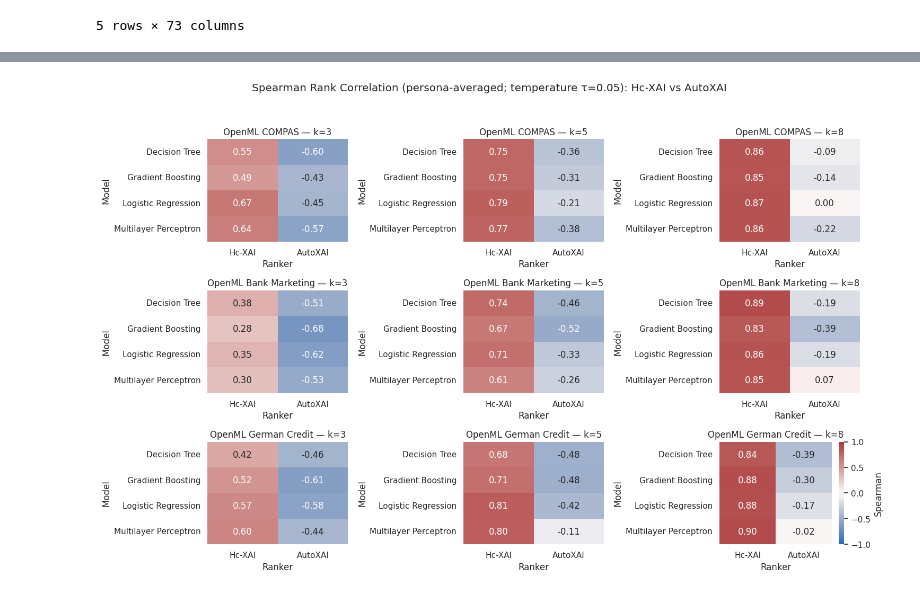
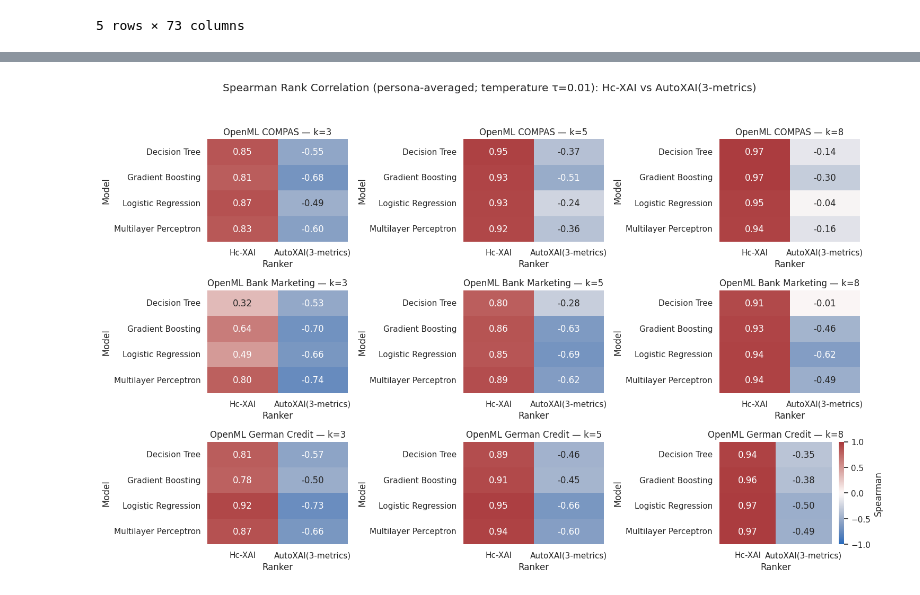
Before and after one commit to kellemNegasi/perso-xai, a Jupyter notebook: src/preference_learning/report_visualization.ipynb, the cells around one changed output, grey strips where cells are left out. Cells and saved outputs as stored; diff of their text form; code cells hidden in the pictures.

```diff
--- a/src/preference_learning/report_visualization.ipynb
+++ b/src/preference_learning/report_visualization.ipynb
@@ -26,7 +26,7 @@ MODEL_LABELS = {
 }
 
 # Path to either a single simulation JSON or a directory containing multiple JSON files.
-RESULTS_PATH = Path('../../results') / 'full_run_dec8' / 'preference_learning_simulation_advanced' / 'basic_features/tuned-svc-basic_tau_and_users' # basic_plus_stat, full_lm_stats, basic_features
+RESULTS_PATH = Path('../../results') / 'hc_combo_20251228_050331' / 'preference_learning_simulation_advanced' / 'basic_features/tuned-svc-best_tau_and_users' # basic_plus_stat, full_lm_stats, basic_features
 
 
 # Optional filters.
@@ -63,7 +63,7 @@ def load_simulation_results(path: Path = RESULTS_PATH) -> pd.DataFrame:
         model = payload.get('model')
         persona = payload.get('persona')
         tau = (
-            (payload.get('persona_sampling') or {}).get('default_tau')
+            (payload.get('persona_sampling') or {}).get('tau_override')
             or (payload.get('persona_config') or {}).get('tau')
         )
         if tau is None:
@@ -365,7 +365,7 @@ DATASETS_TO_PLOT = ['open_compas', 'openml_bank_marketing', 'openml_german_credi
 
 ranker_labels = {
     'hc_xai': 'Hc-XAI',
-    'autoxai': 'AutoXAI',
+    'autoxai': 'AutoXAI(3-metrics)',
 }
 
 spearman_source = results_df.copy()
@@ -440,34 +440,34 @@ else:
                 pivot_table = pivot_table.reindex(model_order)
 
             mask = pivot_table.isna()
             sns.heatmap(
                 pivot_table,
                 annot=True,
                 fmt='.2f',
                 cmap='vlag',
                 vmin=-1,
                 vmax=1,
                 mask=mask,
                 ax=ax,
                 cbar=(row_idx == n_rows - 1 and col_idx == n_cols - 1),
                 cbar_kws={'label': 'Spearman'} if (row_idx == n_rows - 1 and col_idx == n_cols - 1) else None,
             )
             ax.set_title(f"{dataset_label} — k={k}")
             ax.set_xlabel('Ranker')
             ax.set_ylabel('Model')
 
     fig.suptitle(
         f"Spearman Rank Correlation (persona-averaged; temperature {temperature_title}): "
         f"{ranker_labels['hc_xai']} vs {ranker_labels['autoxai']}"
     )
     fig.tight_layout(rect=[0, 0, 1, 0.95])
     spearman_fig = REPORTS_DIR / f"spearman_heatmaps_all_datasets_all_models_{RUN_SUFFIX}.png"
     fig.savefig(spearman_fig, dpi=300, bbox_inches='tight')
     spearman_df.to_csv(REPORTS_DIR / f"spearman_heatmap_values_all_datasets_all_models_{RUN_SUFFIX}.csv", index=False)
     plt.show()
     plt.close(fig)
 # %% [output]
-[figure, old version]
+[figure, new version]
 # %%
 # Tau sweep summary: plot τ vs aggregated Spearman.
 # Point this to the folder/file produced by `python -m src.preference_learning.run_all --tau-values ...`.
```
Also changed, not shown: parts of 6 cells of this notebook, 5 other files.
